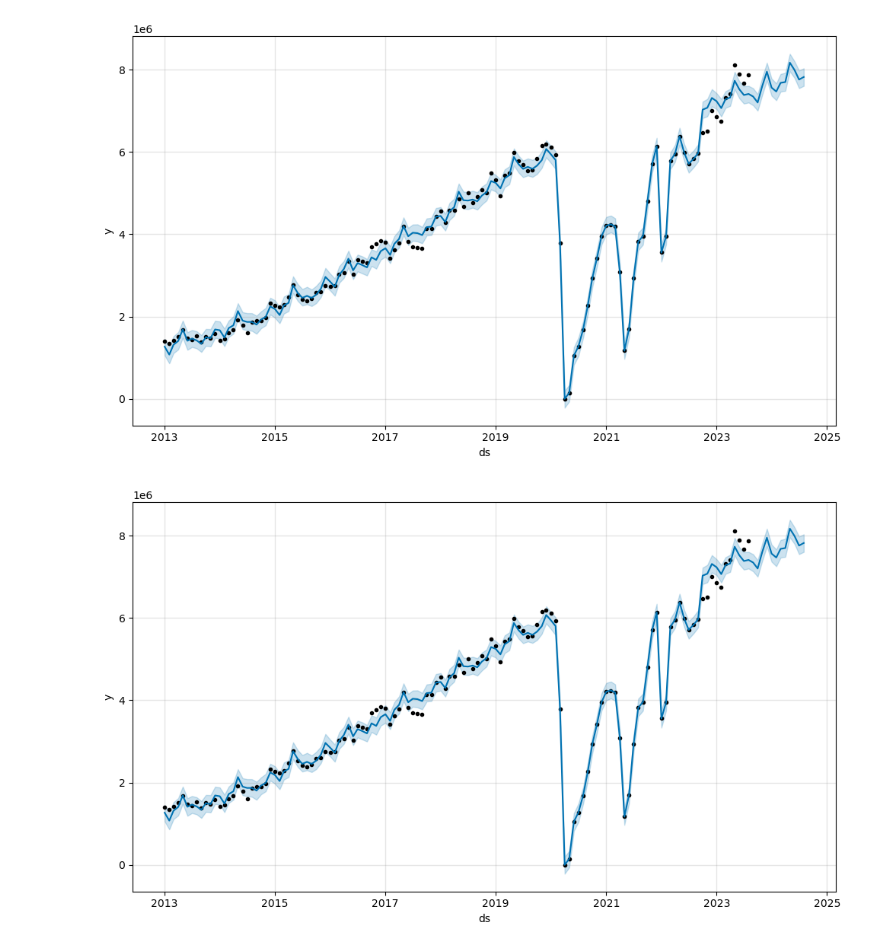
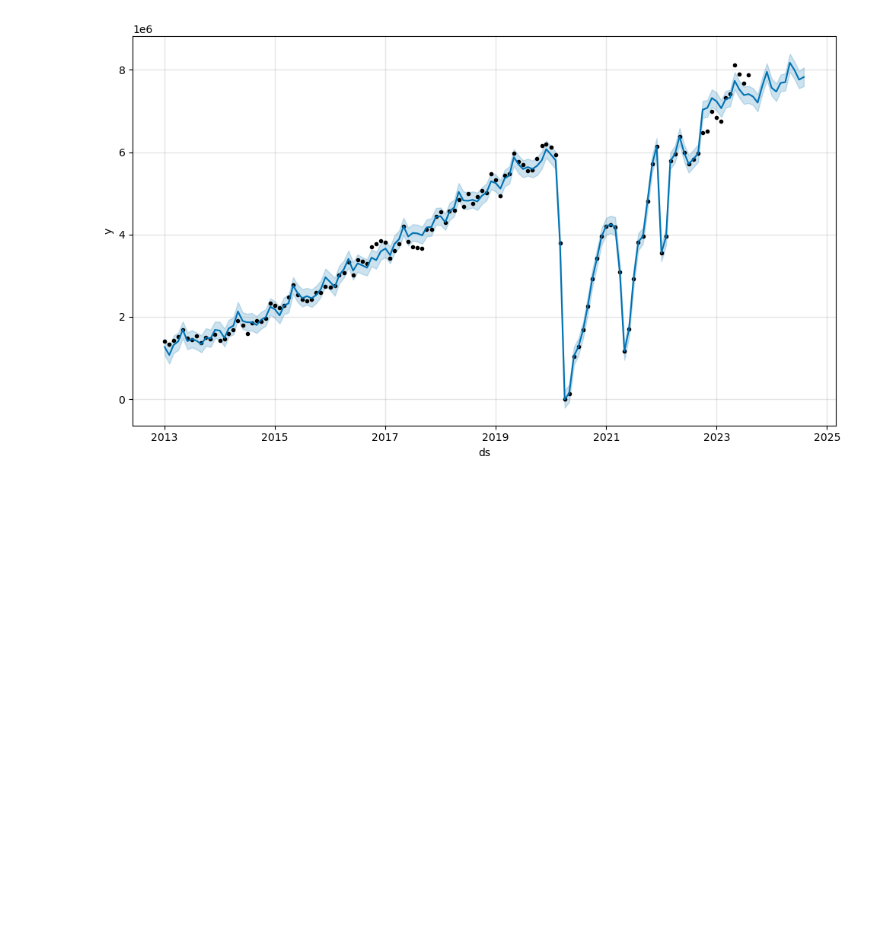
Before and after one commit to rennaMAhcuS/CS215Assignments, a Jupyter notebook: 4/2-1c.ipynb, the cells around one changed output. Saved outputs shown, nothing was run; the diff lists cells and outputs as text; code cells hidden in the pictures; blank space fills up the shorter version.

```diff
--- a/4/2-1c.ipynb
+++ b/4/2-1c.ipynb
@@ -9,7 +9,7 @@ warnings.filterwarnings('ignore')
 warnings.simplefilter("ignore", ConvergenceWarning)
 # %%
 # Read the CSV file into a DataFrame
-df = pd.read_csv('./AirtrafficA4.csv')
+df = pd.read_csv('AirtrafficA4.csv')
 
 df['PASSENGERS CARRIED'] = df['PASSENGERS CARRIED'].str.replace(',', '').astype(float)
 df.fillna(1, inplace=True)
@@ -80,6 +80,7 @@ forecast.tail(12)
 12 rows × 22 columns
-# %%
-m.plot(forecast)
-# %% [output]
-[figure, removed]
-[figure, removed]
+# %%
+plot = m.plot(forecast)
+plot.savefig('Prophet.png')
+plot.show()
+# %% [output]
+[figure, added]
```
Also changed, not shown: parts of 1 cell of this notebook, 3 other files.
